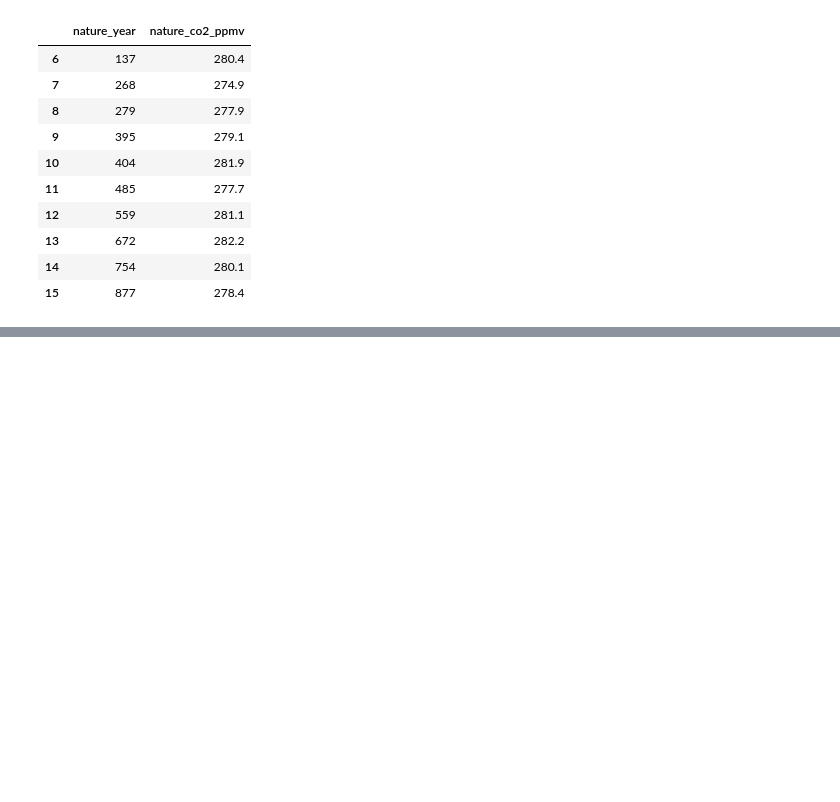
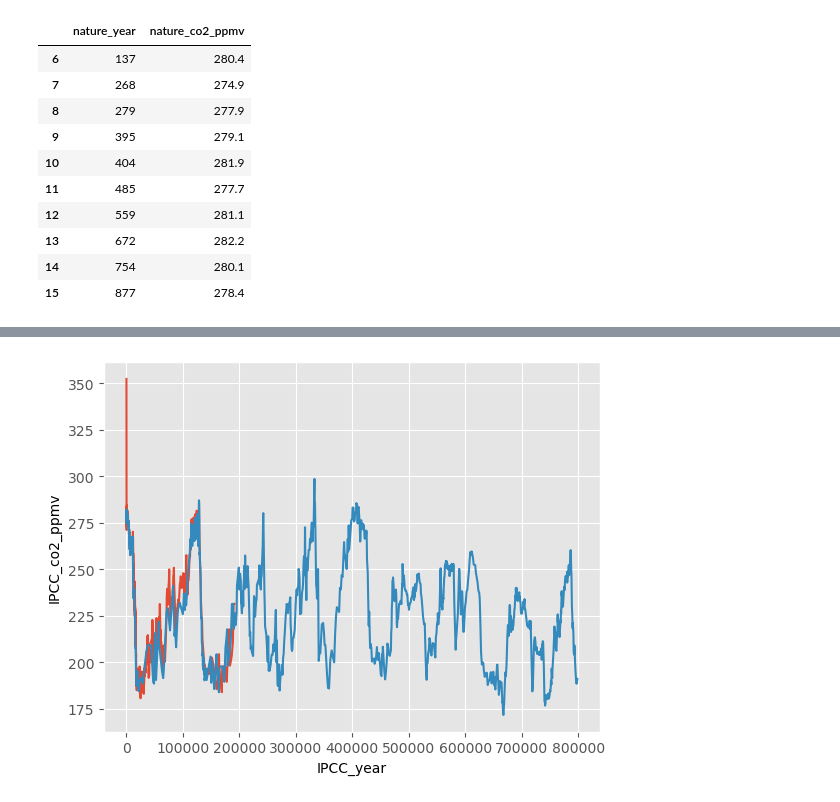
Before and after one commit to decvfox/PfDA_Project_2, a Jupyter notebook: project_2.ipynb, the cells around one changed output, grey strips where cells are left out. Cells and saved outputs as stored; diff of their text form; code cells hidden in the pictures; blank space fills up the shorter version.

```diff
--- a/project_2.ipynb
+++ b/project_2.ipynb
@@ -68,0 +94,6 @@ plt.show()
+# %%
+sns.lineplot(x = 'IPCC_year', y = 'IPCC_co2_ppmv', data=df)
+sns.lineplot(x = 'nature_year', y = 'nature_co2_ppmv', data=df)
+plt.show()
+# %% [output]
+[figure, added]
```
Also changed, not shown: parts of 4 cells of this notebook, 2 other files.
